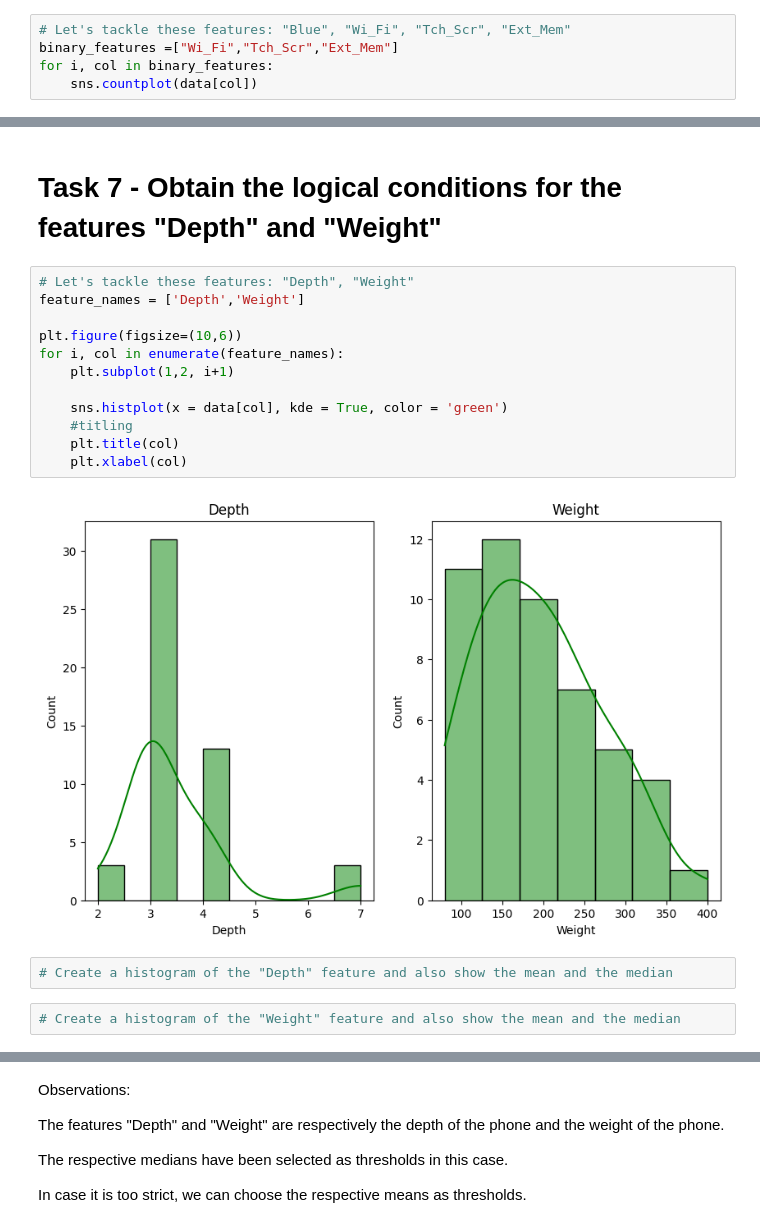
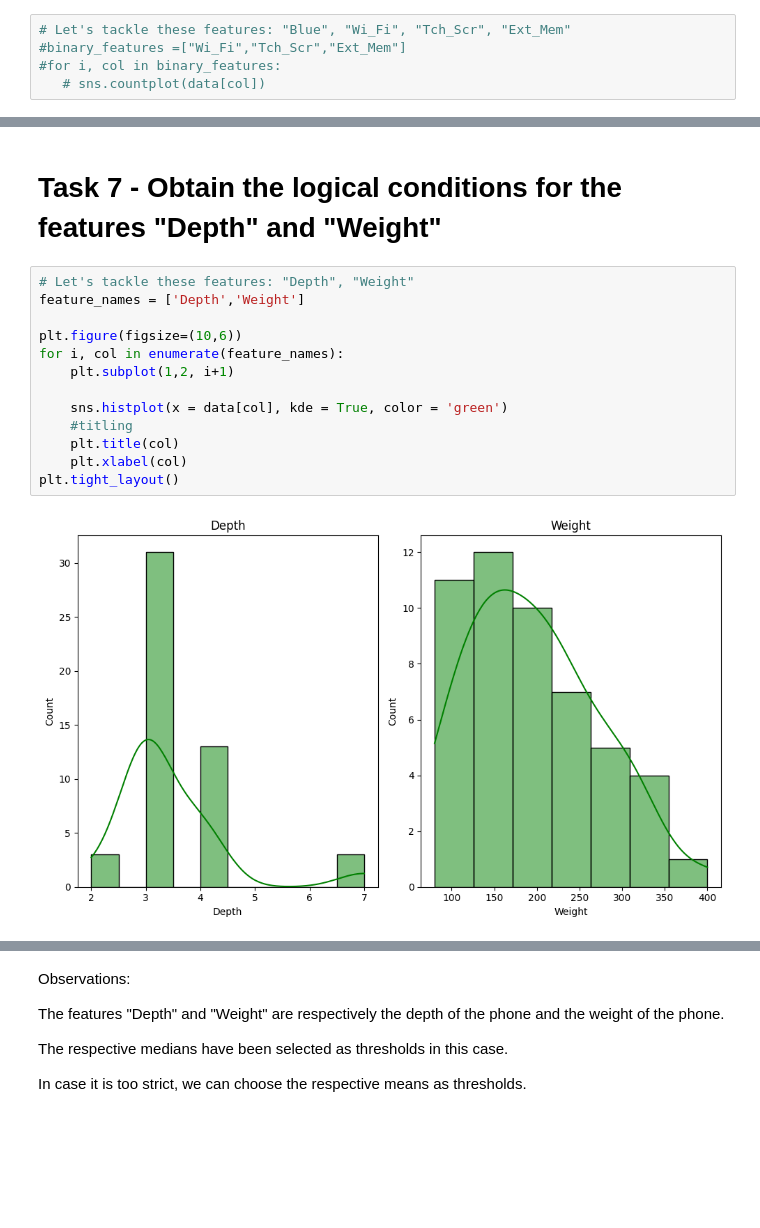
Before and after one commit to Subodhoraw/statistics-module-, a Jupyter notebook: Statistics Module Assignment.ipynb, the cells around one changed output, grey strips where cells are left out. Drawn from its saved outputs; the diff is of its cells as text; blank space fills up the shorter version.

```diff
--- a/Statistics Module Assignment.ipynb
+++ b/Statistics Module Assignment.ipynb
@@ -131,6 +131,6 @@ Index(['PID', 'Blue', 'Wi_Fi', 'Tch_Scr', 'Ext_Mem', 'Px_h', 'Px_w', 'Scr_h',
       dtype='object')
 # %%
 # Let's tackle these features: "Blue", "Wi_Fi", "Tch_Scr", "Ext_Mem"
-binary_features =["Wi_Fi","Tch_Scr","Ext_Mem"]
-for i, col in binary_features:
-    sns.countplot(data[col])
+#binary_features =["Wi_Fi","Tch_Scr","Ext_Mem"]
+#for i, col in binary_features:
+   # sns.countplot(data[col])
@@ -621,18 +619,15 @@ The respective means have been selected as thresholds in this case.
 # %%
 # Let's tackle these features: "Depth", "Weight"
 feature_names = ['Depth','Weight']
 
 plt.figure(figsize=(10,6))
 for i, col in enumerate(feature_names):
     plt.subplot(1,2, i+1)
 
     sns.histplot(x = data[col], kde = True, color = 'green')
     #titling
     plt.title(col)
     plt.xlabel(col)
+plt.tight_layout()
 # %% [output]
-[figure, old version]
+[figure, new version]
-# %%
-# Create a histogram of the "Depth" feature and also show the mean and the median
-# %%
-# Create a histogram of the "Weight" feature and also show the mean and the median
```
Also changed, not shown: parts of 11 cells of this notebook.
